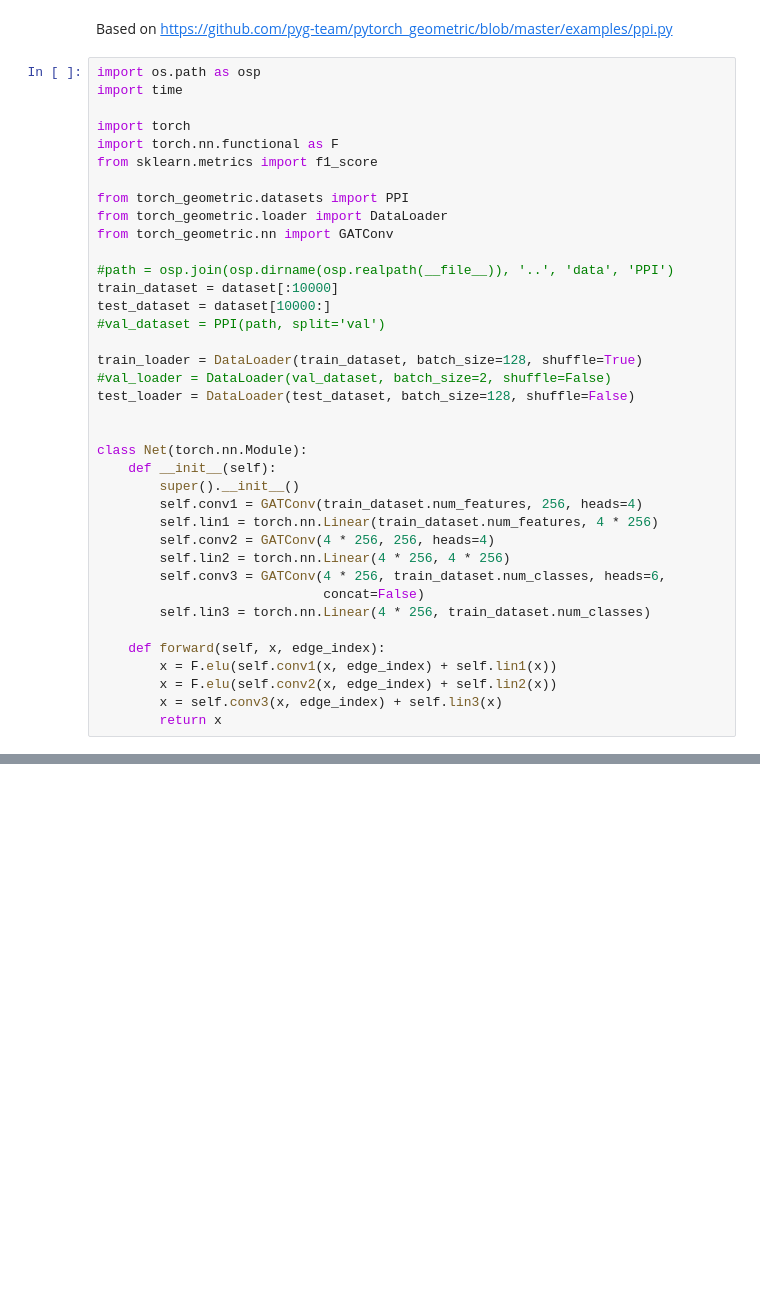
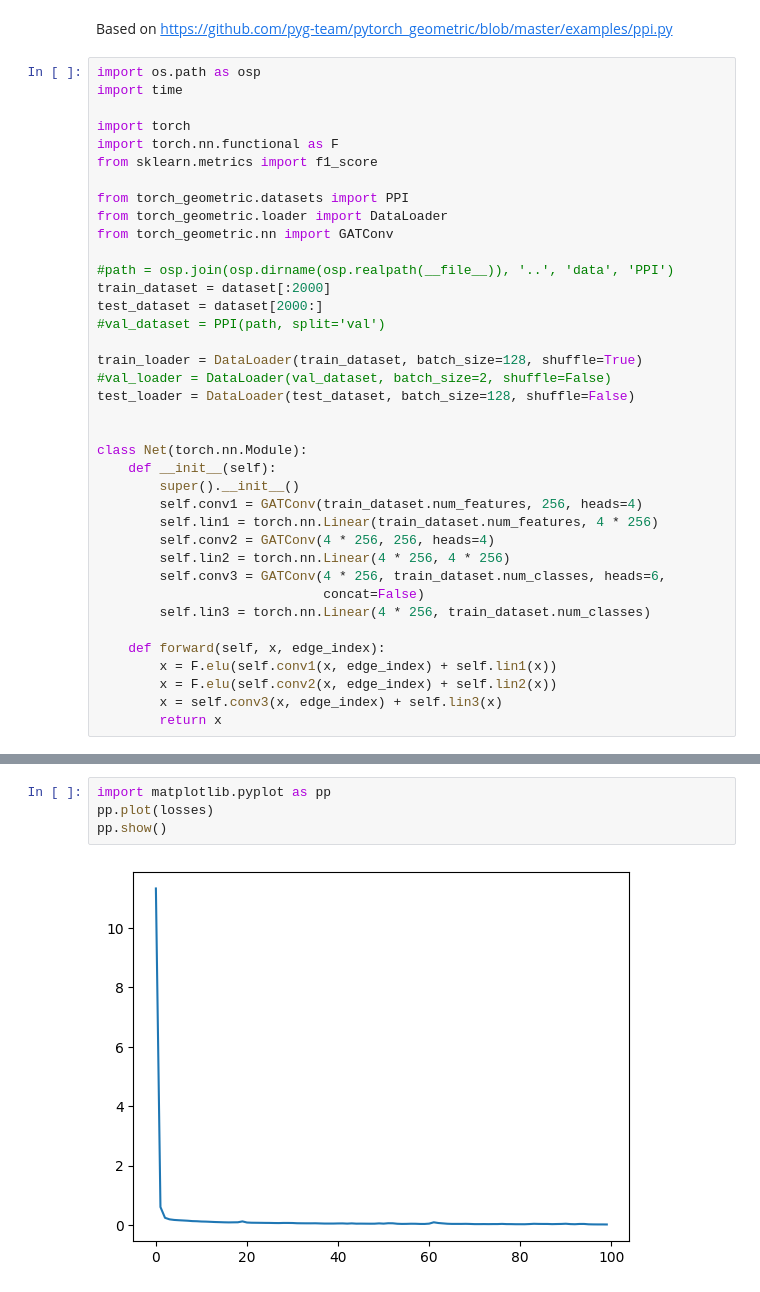
Before and after one commit to mkozlik/MIDS-GNN, a Jupyter notebook: MIDS_GNN.ipynb, the cells around one changed output, grey strips where cells are left out. Drawn from its saved outputs; the diff is of its cells as text; blank space fills up the shorter version.

```diff
--- a/MIDS_GNN.ipynb
+++ b/MIDS_GNN.ipynb
@@ -529,8 +539,8 @@ from torch_geometric.loader import DataLoader
 from torch_geometric.nn import GATConv
 
 #path = osp.join(osp.dirname(osp.realpath(__file__)), '..', 'data', 'PPI')
-train_dataset = dataset[:10000]
-test_dataset = dataset[10000:]
+train_dataset = dataset[:2000]
+test_dataset = dataset[2000:]
 #val_dataset = PPI(path, split='val')
 
 train_loader = DataLoader(train_dataset, batch_size=128, shuffle=True)
@@ -647,0 +658,6 @@ Epoch: 067, Loss: 0.2914, Train: 40.1100% Test: 37.0441%, Time: 1.93 min
+# %%
+import matplotlib.pyplot as pp
+pp.plot(losses)
+pp.show()
+# %% [output]
+[figure, added]
```
Also changed, not shown: parts of 8 cells of this notebook.
